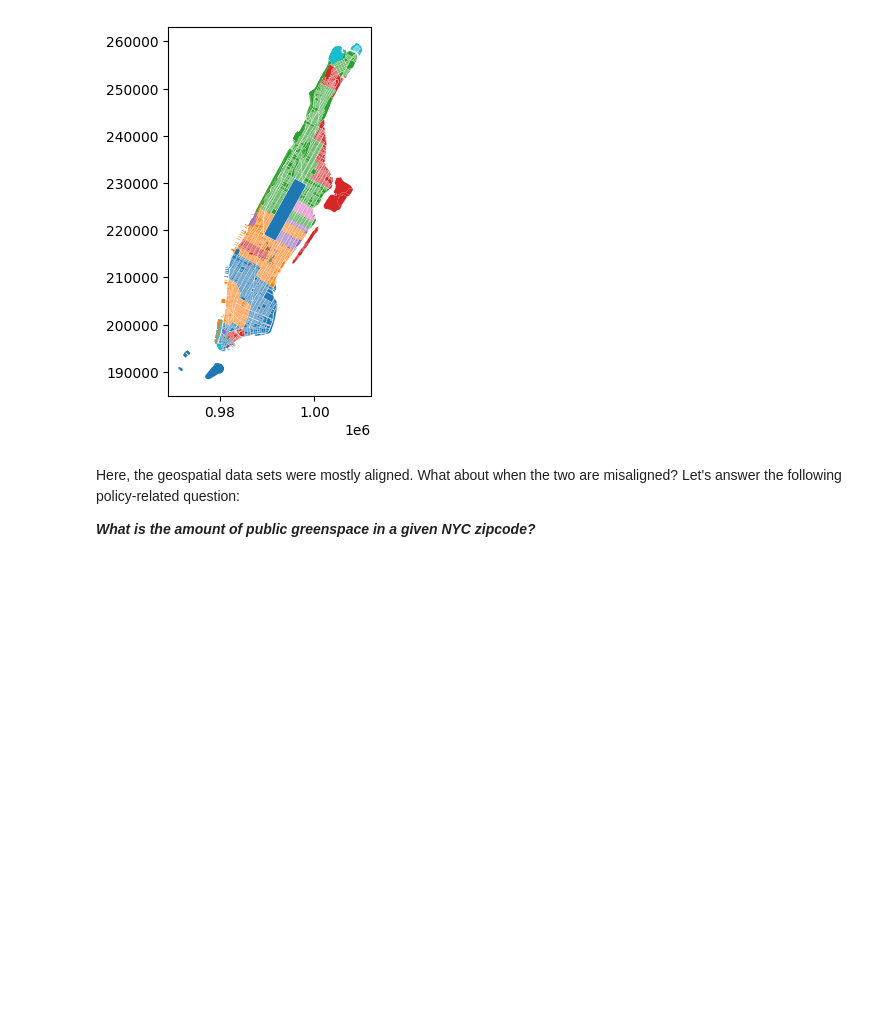
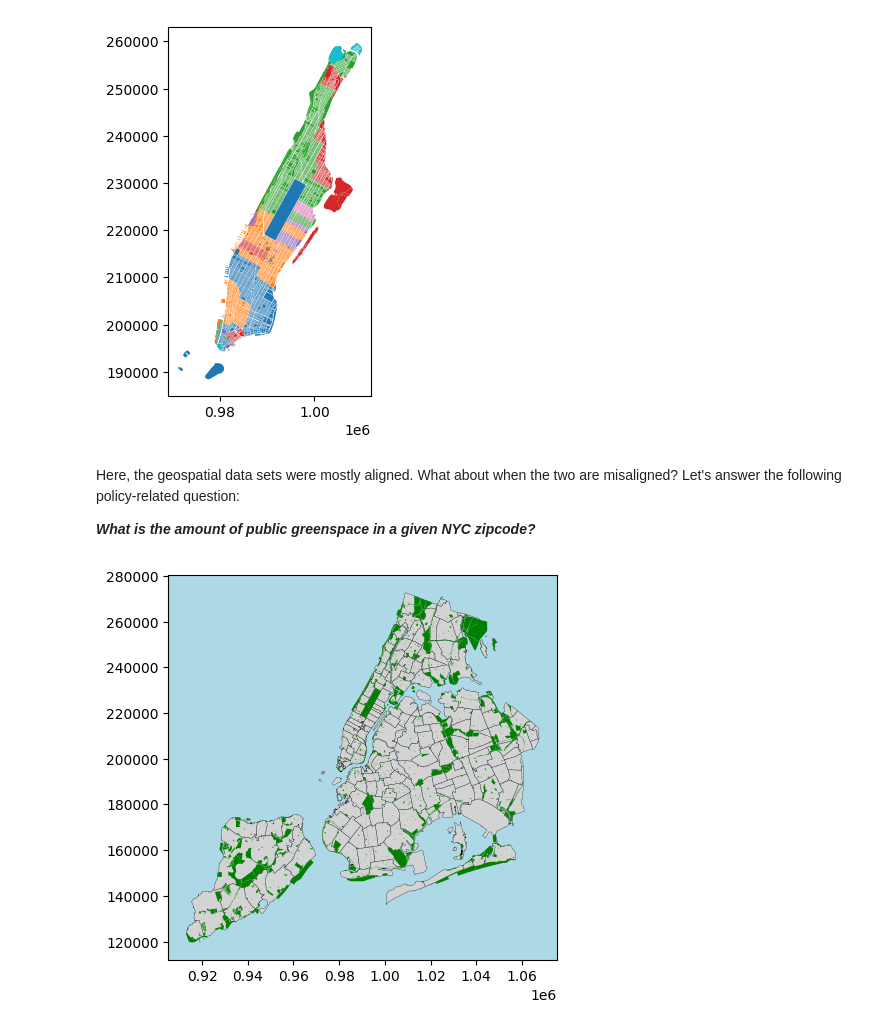
Before and after one commit to ReidelVichot/DSTEP23, a Jupyter notebook: week_9/dstep23_geospatial_intro_part3.ipynb, the cells around one changed output. Cells and saved outputs as stored; diff of their text form; code cells hidden in the pictures; blank space fills up the shorter version.

```diff
--- a/week_9/dstep23_geospatial_intro_part3.ipynb
+++ b/week_9/dstep23_geospatial_intro_part3.ipynb
@@ -358,3 +358,18 @@ mnpl_zsh.plot("ZIPCODE")
 Here, the geospatial data sets were mostly aligned.  What about when the two are misaligned?  Let's answer the following policy-related question:
 
 ***What is the amount of public greenspace in a given NYC zipcode?***
+# %%
+# -- set my data path
+dpath = "/content/drive/Shareddrives/dstep23/data/"
+pname = dpath + "nycdpr/geo_export_ae29c34b-5e04-4a3a-a111-19ed6bcf3f88.shp"
+parks = gp.read_file(pname)
+parks = parks.to_crs(zshps.crs)
+# %%
+# -- visualize both
+fig, ax = plt.subplots(figsize =(7,5))
+zshps.plot(facecolor="lightgray", lw=0.2, edgecolor="k", ax=ax)
+parks.plot(facecolor="green", ax=ax)
+ax.set_facecolor("lightblue")
+fig.show()
+# %% [output]
+[figure, added]
```
Also changed, not shown: parts of 12 cells of this notebook.
